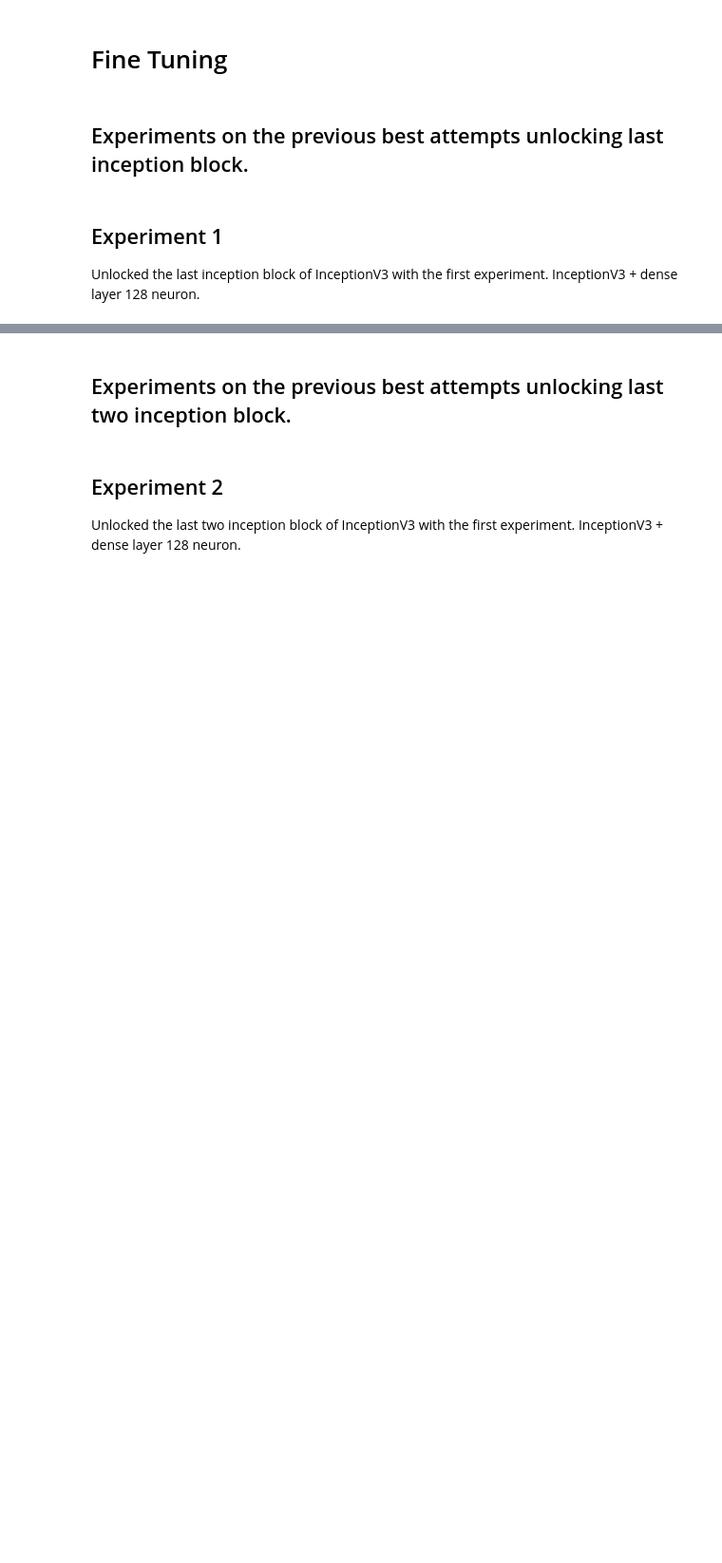
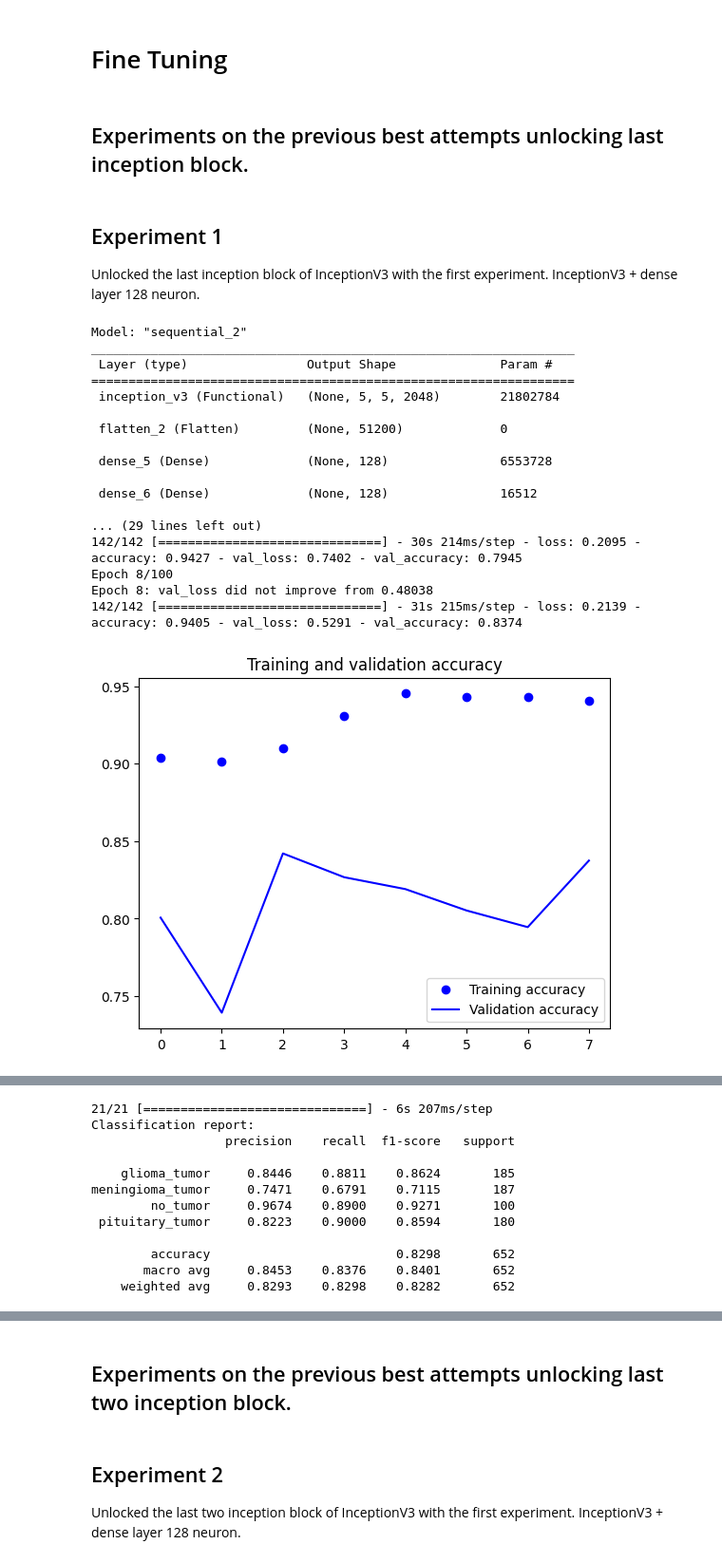
Before and after one commit to mgiorgi13/brain_tumor_classifier, a Jupyter notebook: InceptionV3_pretrained_network.ipynb, the cells around one changed output, grey strips where cells are left out. Shown at 95% size. Cells and saved outputs as stored; diff of their text form; code cells hidden in the pictures; blank space fills up the shorter version.

```diff
--- a/InceptionV3_pretrained_network.ipynb
+++ b/InceptionV3_pretrained_network.ipynb
@@ -556,21 +548,40 @@ InceptionV3 + dense layer 128 neuron.
 # %%
 models_path = dataset_path + "/Models/InceptionV3/"
 model_name = "InceptionV3_128_128_drop"
 
 model = tf.keras.models.load_model(models_path  + model_name + ".h5")
 
 set_trainable = False
-for layer in model.get_layer('InceptionV3').layers:
+for layer in model.get_layer('inception_v3').layers:
     if layer.name == 'mixed9 (Concatenate)':
         set_trainable = True
     if set_trainable:
         layer.trainable = True
     else:
         layer.trainable = False
 
 compile_model(model) # da rivedere
 
 # Addestra il modello
 run_model(model, 'InceptionV3', "InceptionV3_128_128_drop_fine_tuning")
 
 evaluate_model(model, test_generator, "InceptionV3_128_128_drop_fine_tuning", "InceptionV3")
+# %% [output]
+Model: "sequential_2"
+_________________________________________________________________
+ Layer (type)                Output Shape              Param #
+=================================================================
+ inception_v3 (Functional)   (None, 5, 5, 2048)        21802784
+
+ flatten_2 (Flatten)         (None, 51200)             0
+
+ dense_5 (Dense)             (None, 128)               6553728
+
+ dense_6 (Dense)             (None, 128)               16512
+
+... (29 lines left out)
+142/142 [==============================] - 30s 214ms/step - loss: 0.2095 - accuracy: 0.9427 - val_loss: 0.7402 - val_accuracy: 0.7945
+Epoch 8/100
+Epoch 8: val_loss did not improve from 0.48038
+142/142 [==============================] - 31s 215ms/step - loss: 0.2139 - accuracy: 0.9405 - val_loss: 0.5291 - val_accuracy: 0.8374
+[figure, added]
@@ -576,0 +589,12 @@ evaluate_model(model, test_generator, "InceptionV3_128_128_drop_fine_tuning", "I
+21/21 [==============================] - 6s 207ms/step
+Classification report:
+                  precision    recall  f1-score   support
+
+    glioma_tumor     0.8446    0.8811    0.8624       185
+meningioma_tumor     0.7471    0.6791    0.7115       187
+        no_tumor     0.9674    0.8900    0.9271       100
+ pituitary_tumor     0.8223    0.9000    0.8594       180
+
+        accuracy                         0.8298       652
+       macro avg     0.8453    0.8376    0.8401       652
+    weighted avg     0.8293    0.8298    0.8282       652
```
Also changed, not shown: parts of 8 cells of this notebook.
